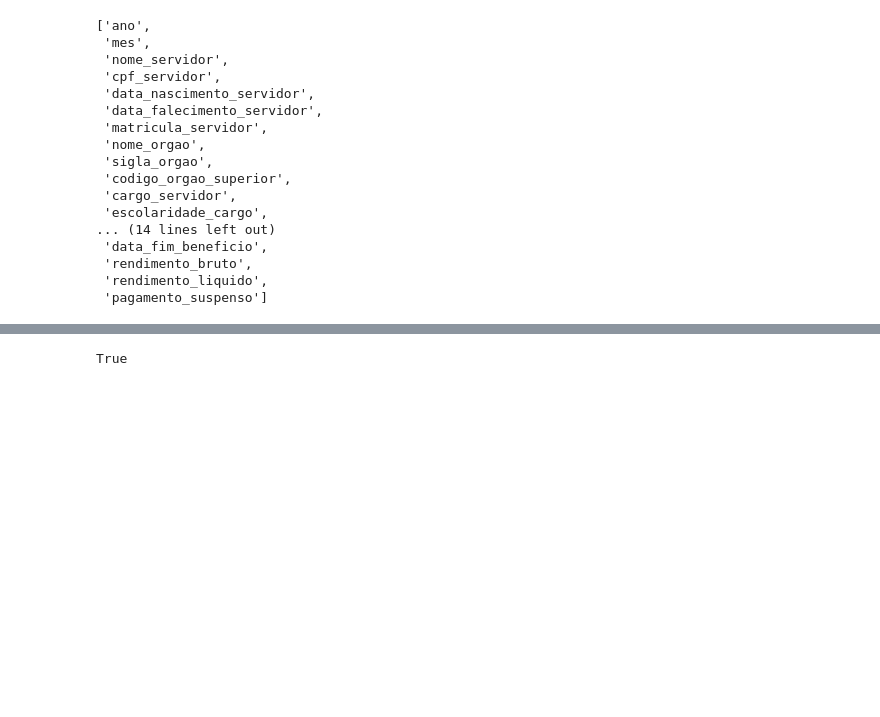
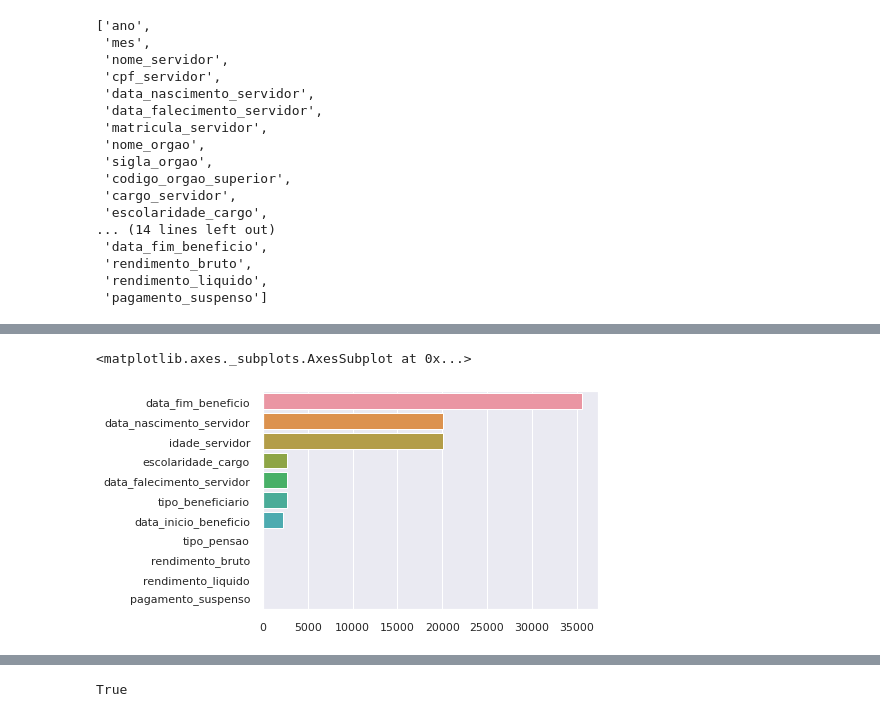
Before and after one commit to SarahSouzaPontes/banco_Dos_Dados_18.05.2022_Pensionistas_Desigualdades, a Jupyter notebook: Banco_Dos_Dados_18_05_2022_Pensionistas_Desigualdades.ipynb, the cells around one changed output, grey strips where cells are left out. Drawn from its saved outputs; the diff is of its cells as text; code cells hidden in the pictures; blank space fills up the shorter version.

```diff
--- a/Banco_Dos_Dados_18_05_2022_Pensionistas_Desigualdades.ipynb
+++ b/Banco_Dos_Dados_18_05_2022_Pensionistas_Desigualdades.ipynb
@@ -119,3 +130,26 @@ list(dataset)
 '''Reduzindo a tabela '''
 dataset2 = dataset.loc[:, dataset.columns.isin(['data_nascimento_servidor','data_falecimento_servidor','tipo_beneficiario','tipo_pensao','data_inicio_beneficio','data_fim_beneficio', 'escolaridade_cargo','rendimento_bruto',
  'rendimento_liquido','pagamento_suspenso'])]
+# %%
+#Calculando a idade
+'''data_e_hora = datetime.strptime(data_em_texto, ‘%d/%m/%Y %H:%M’)'''
+def convert_data(data_nascimento, data_falecimento):
+    if pd.isna(data_nascimento) and pd.isna(data_nascimento):
+      return np.nan
+    else:
+        dt_nasc = datetime.datetime.strptime(data_nascimento, '%Y-%m-%d')
+        dt_falec = datetime.datetime.strptime(data_falecimento, '%Y-%m-%d')
+        anos = (dt_falec - dt_nasc).days/365.2425
+        return round(anos,0)
+
+
+def func(x):
+    return convert_data(x['data_nascimento_servidor'], x['data_falecimento_servidor'])
+
+def func2(x):
+  return convert_data(x['data_inicio_beneficio'], x['data_fim_beneficio'])
+# %%
+dataset2.drop(dataset2.loc[dataset2['data_nascimento_servidor'] == 'data_nascimento_servidor'].index, inplace=True)
+dataset2.reset_index(inplace = True)
+# %%
+dataset2['idade_servidor']=dataset2.apply(func, axis = 1)
@@ -121,0 +168,11 @@ dataset2 = dataset.loc[:, dataset.columns.isin(['data_nascimento_servidor','data
+# %%
+X=dataset2.isna().sum().sort_values(ascending=False)
+drop_list = []
+for i in range(0,(len(X))):
+  if (X[i] == 0):
+    drop_list.append(X.index[i])
+X.drop(labels=drop_list, inplace=True)
+sns.barplot(y=X.index,x=X.values,order=X.index)
+# %% [output]
+<matplotlib.axes._subplots.AxesSubplot at 0x...>
+[figure, added]
```
Also changed, not shown: parts of 19 cells of this notebook.
